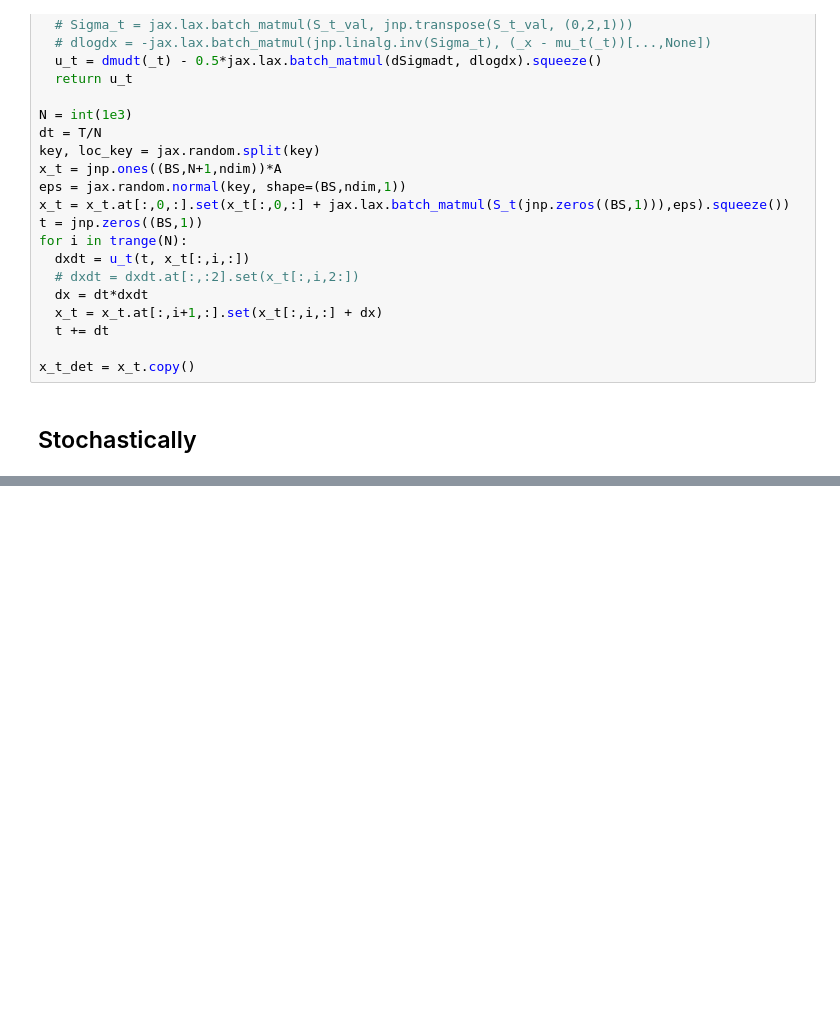
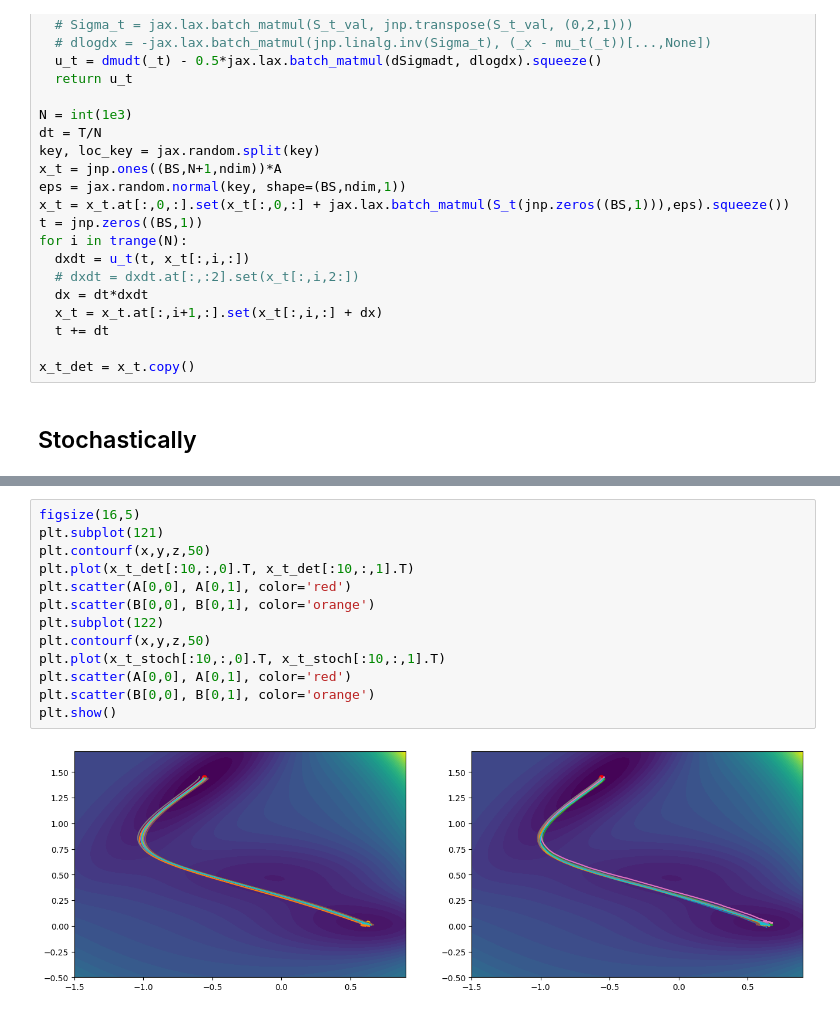
Before and after one commit to plainerman/Variational-Doob, a Jupyter notebook: tps_gaussian_2nd.ipynb, the cells around one changed output, grey strips where cells are left out. Saved outputs shown, nothing was run; the diff lists cells and outputs as text; blank space fills up the shorter version.

```diff
--- a/tps_gaussian_2nd.ipynb
+++ b/tps_gaussian_2nd.ipynb
@@ -248,0 +256,15 @@ plt.show()
+# %%
+figsize(16,5)
+plt.subplot(121)
+plt.contourf(x,y,z,50)
+plt.plot(x_t_det[:10,:,0].T, x_t_det[:10,:,1].T)
+plt.scatter(A[0,0], A[0,1], color='red')
+plt.scatter(B[0,0], B[0,1], color='orange')
+plt.subplot(122)
+plt.contourf(x,y,z,50)
+plt.plot(x_t_stoch[:10,:,0].T, x_t_stoch[:10,:,1].T)
+plt.scatter(A[0,0], A[0,1], color='red')
+plt.scatter(B[0,0], B[0,1], color='orange')
+plt.show()
+# %% [output]
+[figure, added]
```
Also changed, not shown: parts of 6 cells of this notebook, 1 other file.
